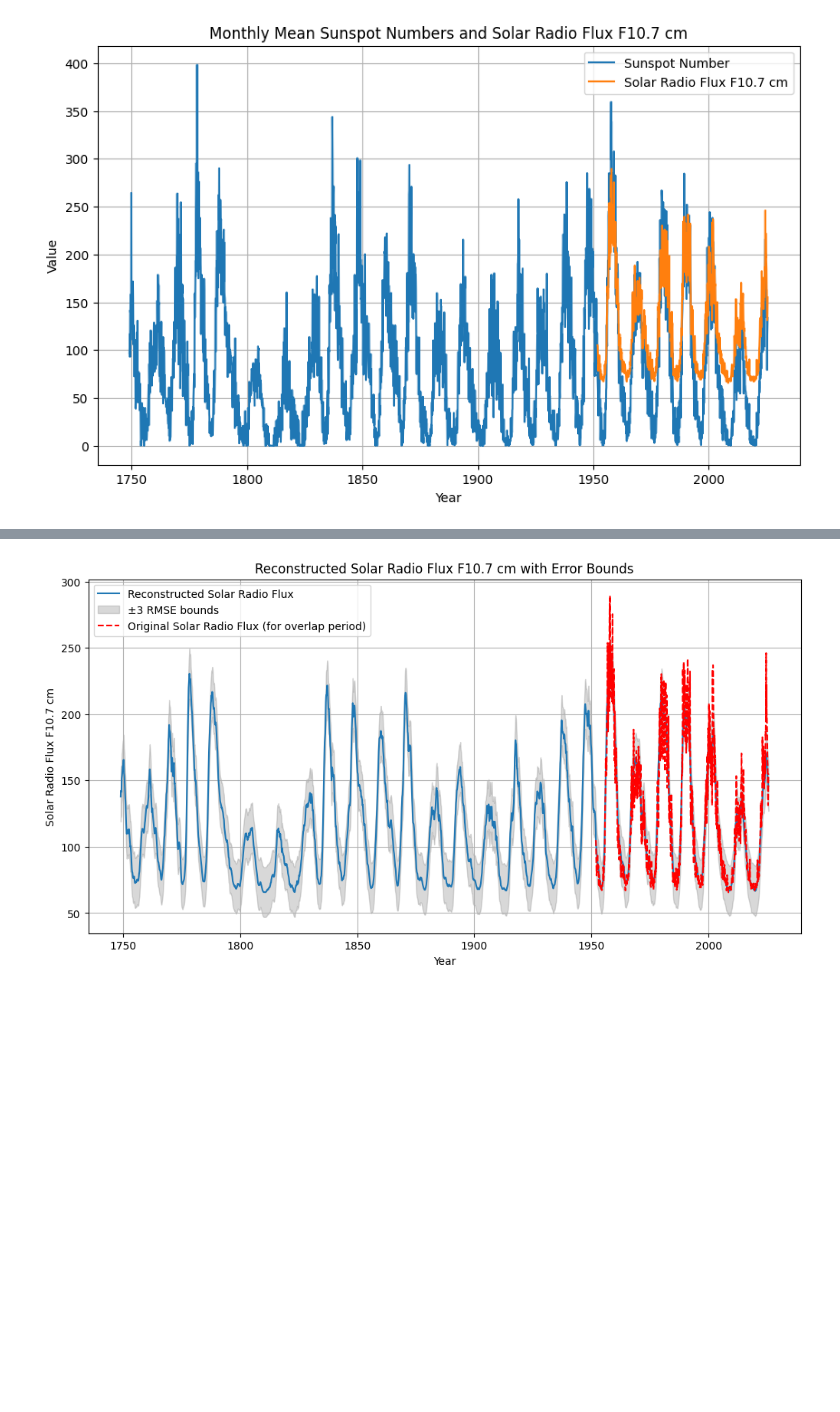
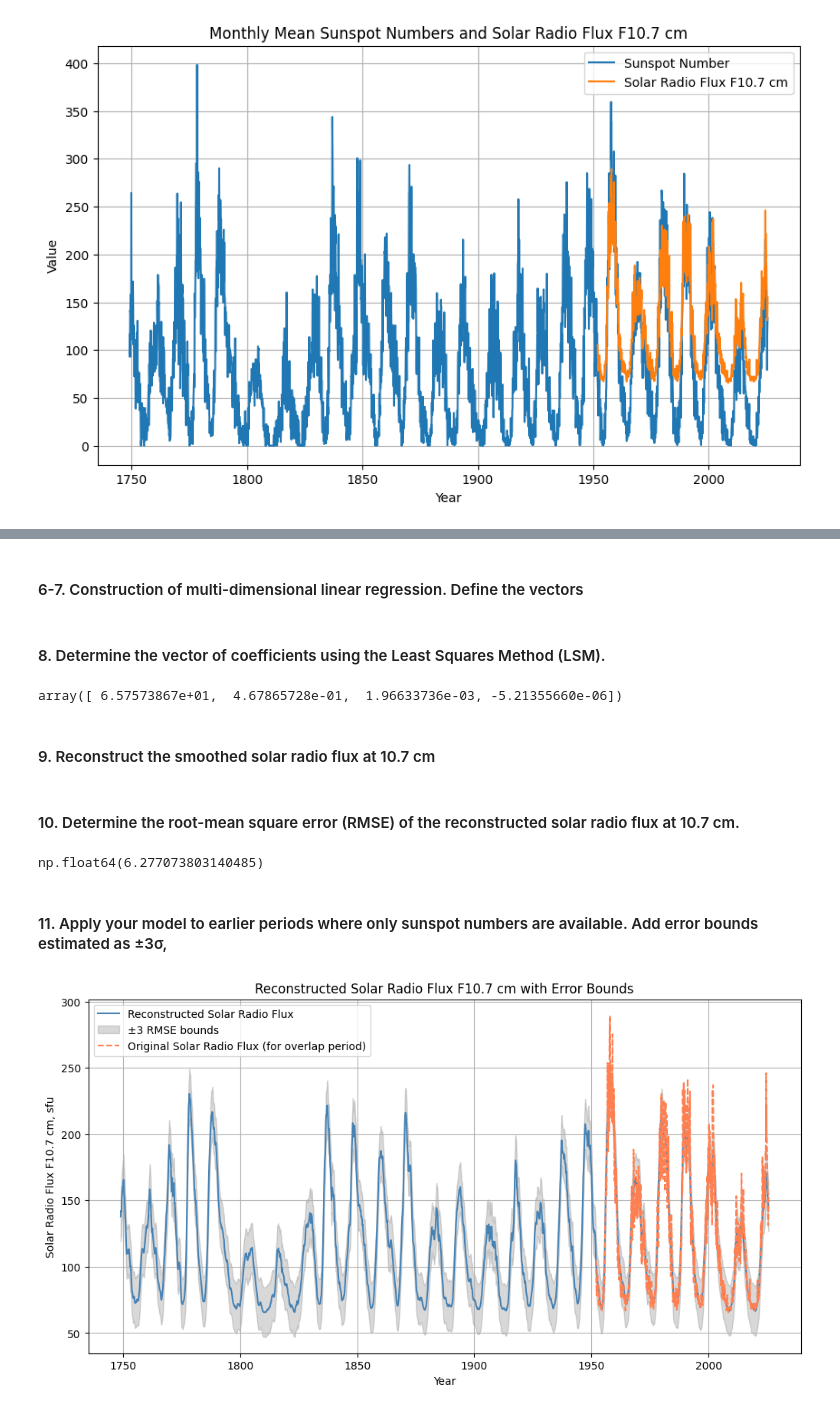
Before and after one commit to denisboborukhin/experimental_data_processing, a Jupyter notebook: sunspot_number_vs_radio_flux/sunspot_number_vs_radio_flux.ipynb, the cells around one changed output, grey strips where cells are left out. Cells and saved outputs as stored; diff of their text form; code cells hidden in the pictures; blank space fills up the shorter version.

```diff
--- a/sunspot_number_vs_radio_flux/sunspot_number_vs_radio_flux.ipynb
+++ b/sunspot_number_vs_radio_flux/sunspot_number_vs_radio_flux.ipynb
@@ -86,3 +104,5 @@ plt.show()
+# %% [markdown]
+#### 6-7. Construction of multi-dimensional linear regression. Define the vectors
 # %%
 # Define regressand vector F (smoothed solar radio flux)
 F = radio_flux_smooth[radio_indices]
@@ -108,0 +116,13 @@ rmse = np.sqrt(np.sum((F - F_reconstructed)**2) / (N - 1))
+# %% [markdown]
+
+#### 8. Determine the vector of coefficients using the Least Squares Method (LSM).
+# %%
+RtR = np.dot(R.T, R)
+RtF = np.dot(R.T, F)
+beta = np.linalg.inv(RtR).dot(RtF)
+beta
+# %% [output]
+array([ 6.57573867e+01,  4.67865728e-01,  1.96633736e-03, -5.21355660e-06])
+# %% [markdown]
+
+#### 9. Reconstruct the smoothed solar radio flux at 10.7 cm
@@ -109,23 +131,31 @@ rmse = np.sqrt(np.sum((F - F_reconstructed)**2) / (N - 1))
+# %% [markdown]
+#### 10. Determine the root-mean square error (RMSE) of the reconstructed solar radio flux at 10.7 cm.
+# %%
+N = len(F)
+rmse = np.sqrt(np.sum((F - F_reconstructed)**2) / (N - 1))
+rmse
+# %% [output]
+np.float64(6.277073803140485)
+# %% [markdown]
+#### 11. Apply your model to earlier periods where only sunspot numbers are available. Add error bounds estimated as ±3σ,
 # %%
-# Apply model backward in time where only sunspot numbers available
-# Use full sunspot smoothed data for reconstruction
 F_full_reconstructed = beta[0] + beta[1]*sunspot_smooth + beta[2]*sunspot_smooth**2 + beta[3]*sunspot_smooth**3
 
 # Calculate error bounds ±3*rmse
 upper_bound = F_full_reconstructed + 3*rmse
 lower_bound = F_full_reconstructed - 3*rmse
 
 # Plot reconstruction with error bounds
 plt.figure(figsize=(12, 6))
 full_time = sunspot_year + (sunspot_month - 1)/12
-plt.plot(full_time, F_full_reconstructed, label='Reconstructed Solar Radio Flux')
+plt.plot(full_time, F_full_reconstructed, color='steelblue', label='Reconstructed Solar Radio Flux')
 plt.fill_between(full_time, lower_bound, upper_bound, color='gray', alpha=0.3, label='±3 RMSE bounds')
-plt.plot(radio_year + (radio_month - 1)/12, radio_flux, 'r--', label='Original Solar Radio Flux (for overlap period)')
+plt.plot(radio_year + (radio_month - 1)/12, radio_flux, 'r--', color='coral', label='Original Solar Radio Flux (for overlap period)')
 plt.title('Reconstructed Solar Radio Flux F10.7 cm with Error Bounds')
 plt.xlabel('Year')
-plt.ylabel('Solar Radio Flux F10.7 cm')
+plt.ylabel('Solar Radio Flux F10.7 cm, sfu')
 plt.legend()
 plt.grid(True)
 plt.show()
 # %% [output]
-[figure, old version]
+[figure, new version]
```
Also changed, not shown: parts of 13 cells of this notebook, 1 other file.
